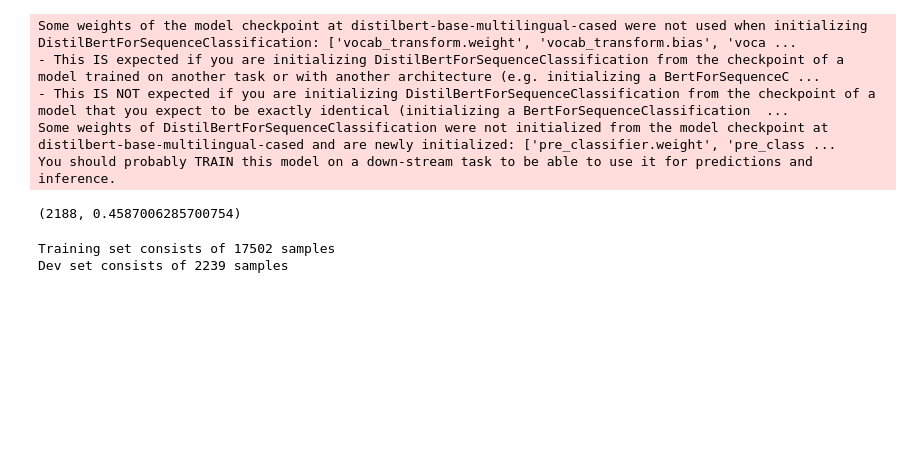
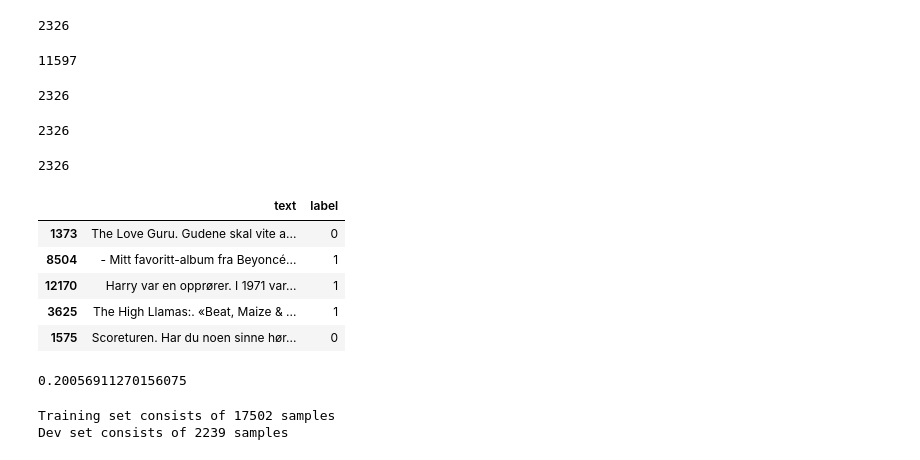
Before and after one commit to khellan/deep_learning_collection, a Jupyter notebook: text/norec_simple_transformers.ipynb, the cells around one changed output. Cells and saved outputs as stored; diff of their text form; code cells hidden in the pictures; blank space fills up the shorter version.

```diff
--- a/text/norec_simple_transformers.ipynb
+++ b/text/norec_simple_transformers.ipynb
@@ -40,33 +57,44 @@ subsets['train'].head(1)
-# %%
-model = ClassificationModel(
-    'distilbert',
-    'distilbert-base-multilingual-cased',
-    num_labels=2,
-    use_cuda=False,
-    weight=[7, 1]
-)
-# %% [output]
-Some weights of the model checkpoint at distilbert-base-multilingual-cased were not used when initializing DistilBertForSequenceClassification: ['vocab_transform.weight', 'vocab_transform.bias', 'voca ...
-- This IS expected if you are initializing DistilBertForSequenceClassification from the checkpoint of a model trained on another task or with another architecture (e.g. initializing a BertForSequenceC ...
-- This IS NOT expected if you are initializing DistilBertForSequenceClassification from the checkpoint of a model that you expect to be exactly identical (initializing a BertForSequenceClassification  ...
-Some weights of DistilBertForSequenceClassification were not initialized from the model checkpoint at distilbert-base-multilingual-cased and are newly initialized: ['pre_classifier.weight', 'pre_class ...
-You should probably TRAIN this model on a down-stream task to be able to use it for predictions and inference.
-# %%
-training_args = {
-    'num_train_epochs': 1,
-    'learning_rate': 0.005,
-    'overwrite_output_dir': True,
-    'evaluate_during_training': True,
-    'save_model_every_epoch': False
-}
-model.train_model(
-    subsets['train'],
-    eval_df=subsets['dev'],
-    output_dir=SAVE_PATH,
-    args=training_args
-)
-# %% [output]
-(2188, 0.4587006285700754)
+# %%
+negative_samples = subsets['train'][subsets['train']['label'] == 0]
+negative_length = len(negative_samples)
+negative_length
+# %% [output]
+2326
+# %%
+positive_samples = subsets['train'][subsets['train']['label'] == 1]
+positive_length = len(positive_samples)
+positive_length
+# %% [output]
+11597
+# %%
+shortest_lenght = min(negative_length, positive_length)
+shortest_lenght
+# %% [output]
+2326
+# %%
+negative_samples = negative_samples.sample(n = shortest_lenght)
+len(negative_samples)
+# %% [output]
+2326
+# %%
+positive_samples = positive_samples.sample(n = shortest_lenght)
+len(positive_samples)
+# %% [output]
+2326
+# %%
+balanced_df = pd.concat([negative_samples, positive_samples]).sample(frac=1.0)
+balanced_df.head(5)
+# %% [output]
+|  | text | label |
+| 1373 | The Love Guru. Gudene skal vite a... | 0 |
+| 8504 | - Mitt favoritt-album fra Beyoncé... | 1 |
+| 12170 | Harry var en opprører. I 1971 var... | 1 |
+| 3625 | The High Llamas:. «Beat, Maize & ... | 1 |
+| 1575 | Scoreturen. Har du noen sinne hør... | 0 |
+# %%
+negative_length / positive_length
+# %% [output]
+0.20056911270156075
 # %%
 print(f'Training set consists of {len(subsets["train"])} samples')
 print(f'Dev set consists of {len(subsets["dev"])} samples')
```
Also changed, not shown: parts of 16 cells of this notebook, 3 other files.
